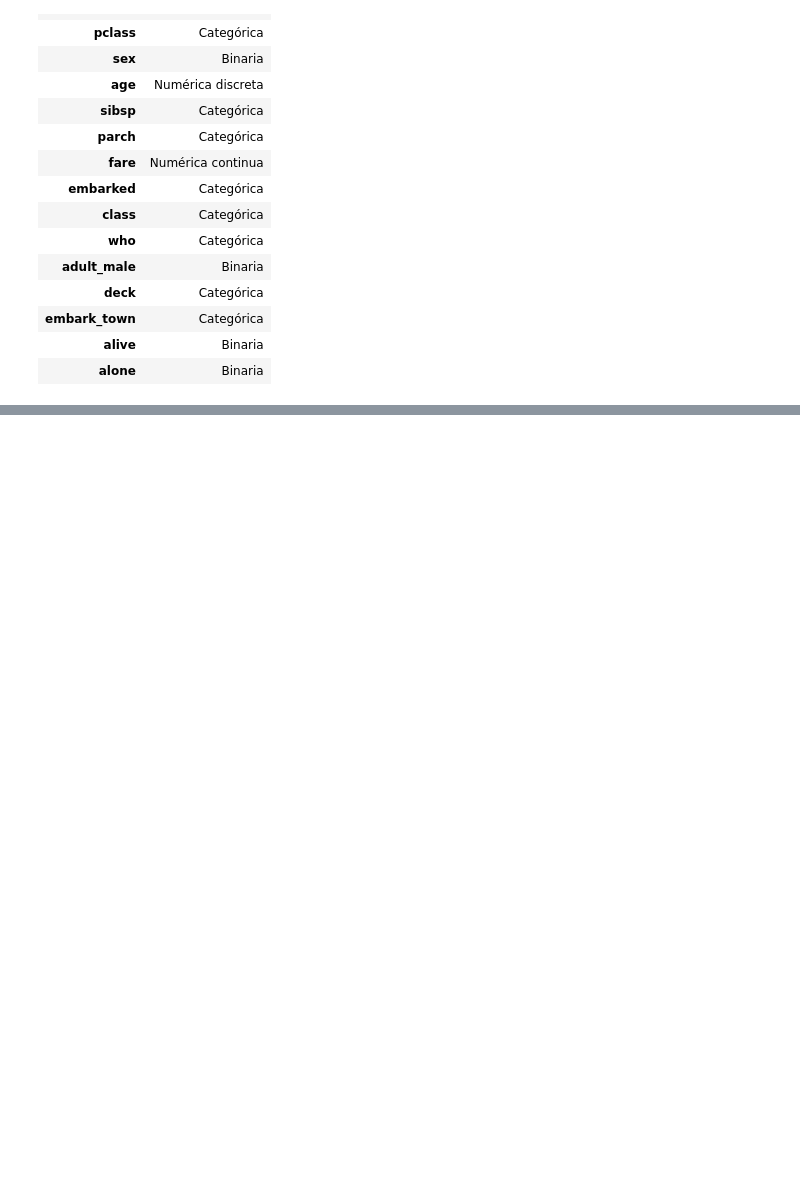
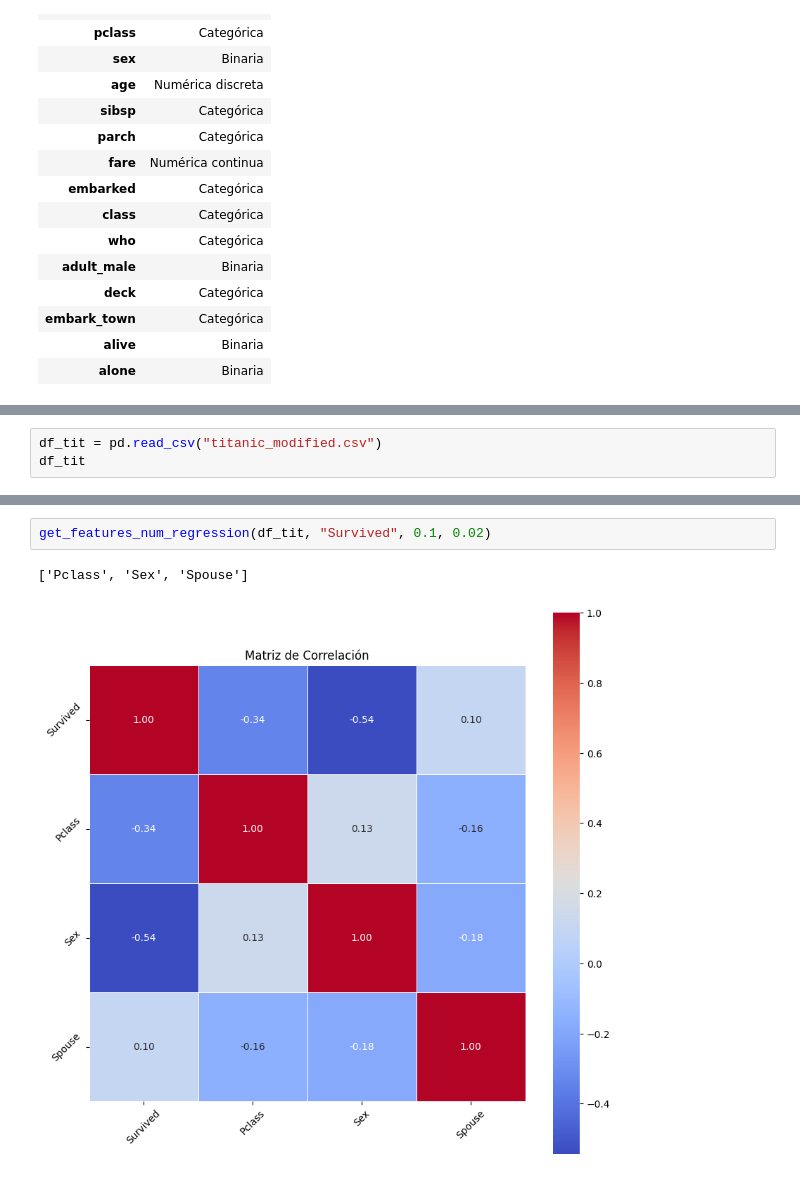
Before and after one commit to Borzase/Grupo_6, a Jupyter notebook: tool_box/funciones.ipynb, the cells around one changed output, grey strips where cells are left out. Cells and saved outputs as stored; diff of their text form; blank space fills up the shorter version.

```diff
--- a/tool_box/funciones.ipynb
+++ b/tool_box/funciones.ipynb
@@ -97,0 +108,3 @@ def get_features_num_regression(dataframe, target_col,umbral_corr, pvalue = None
+# %%
+df_tit = pd.read_csv("titanic_modified.csv")
+df_tit
@@ -97,0 +125,5 @@ def get_features_num_regression(dataframe, target_col,umbral_corr, pvalue = None
+# %%
+get_features_num_regression(df_tit, "Survived", 0.1, 0.02)
+# %% [output]
+['Pclass', 'Sex', 'Spouse']
+[figure, added]
```
Also changed, not shown: parts of 8 cells of this notebook, 1 other file.
